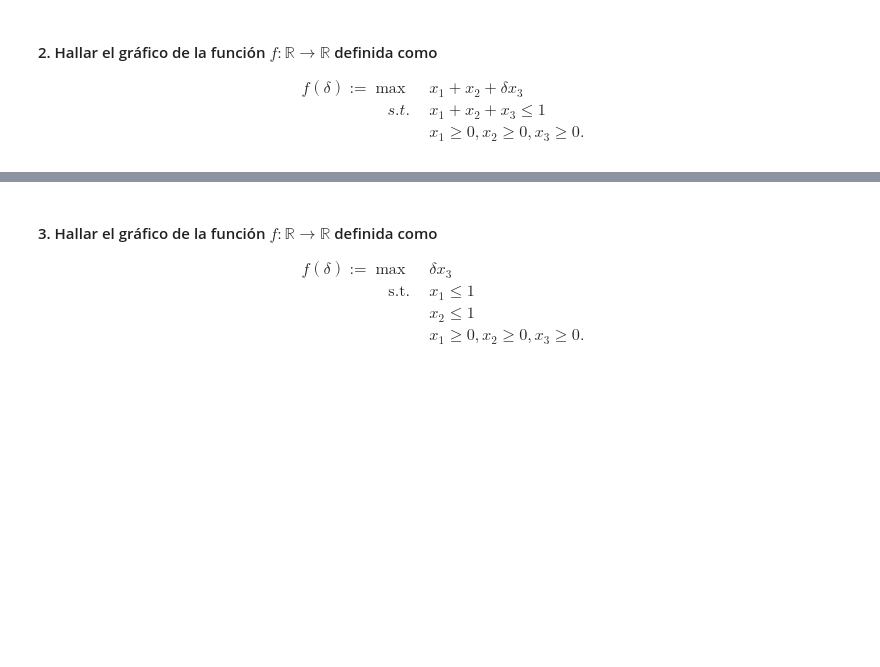
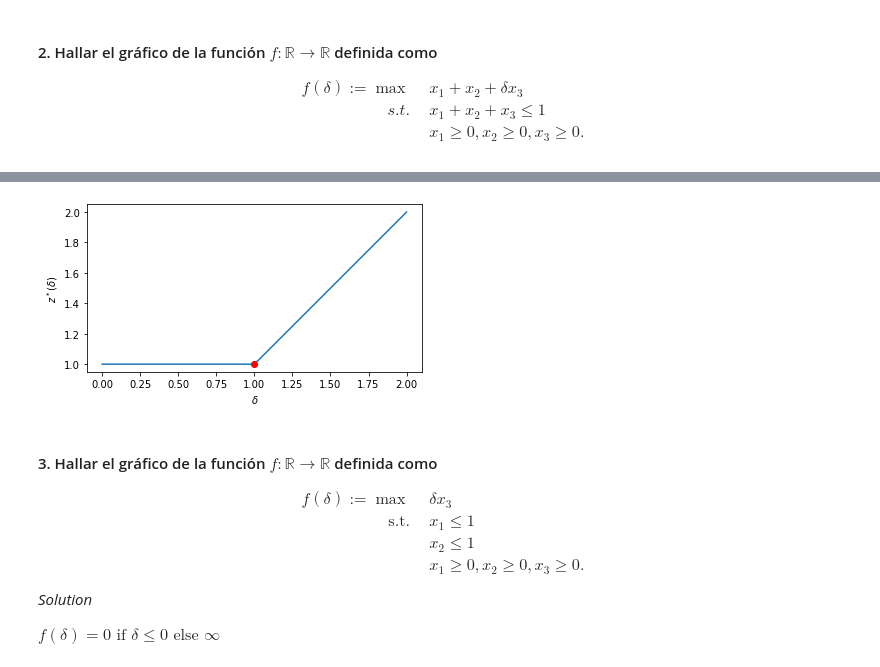
Before and after one commit to jbardalesr/linear-programming, a Jupyter notebook: exercises_sensibility.ipynb, the cells around one changed output, grey strips where cells are left out. Drawn from its saved outputs; the diff is of its cells as text; code cells hidden in the pictures; blank space fills up the shorter version.

```diff
--- a/exercises_sensibility_analisis.ipynb
+++ b/exercises_sensibility.ipynb
@@ -638,3 +873,17 @@ c = lambda delta: [1, 1., delta, 0]
+# %%
+z = lambda delta: 1 if delta < 1 else delta
+
+interval = np.linspace(0, 2)
+z_plot = [z(d) for d in interval]
+
+plt.xlabel("$\delta$")
+plt.ylabel("$z^*(\delta)$")
+plt.plot(interval, z_plot)
+plt.plot(1, z(1), 'o', c='r')
+plt.axis("scaled")
+plt.show()
+# %% [output]
+[figure, added]
 # %% [markdown]
 #### 3. Hallar el gráfico de la función $f:\mathbb{R} \rightarrow \mathbb{R}$ definida como
 
@@ -644,3 +893,6 @@ f(\delta) := \max \quad& \delta x_3\\
             &x_2  \le 1\\
 &x_1 \ge 0, x_2 \ge 0, x_3 \ge 0.
 \end{align*}
+*Solution*
+
+$f(\delta) = 0 \text{ if } \delta \le 0 \text{ else } \infty $
```
Also changed, not shown: parts of 32 cells of this notebook, 1 other file.
